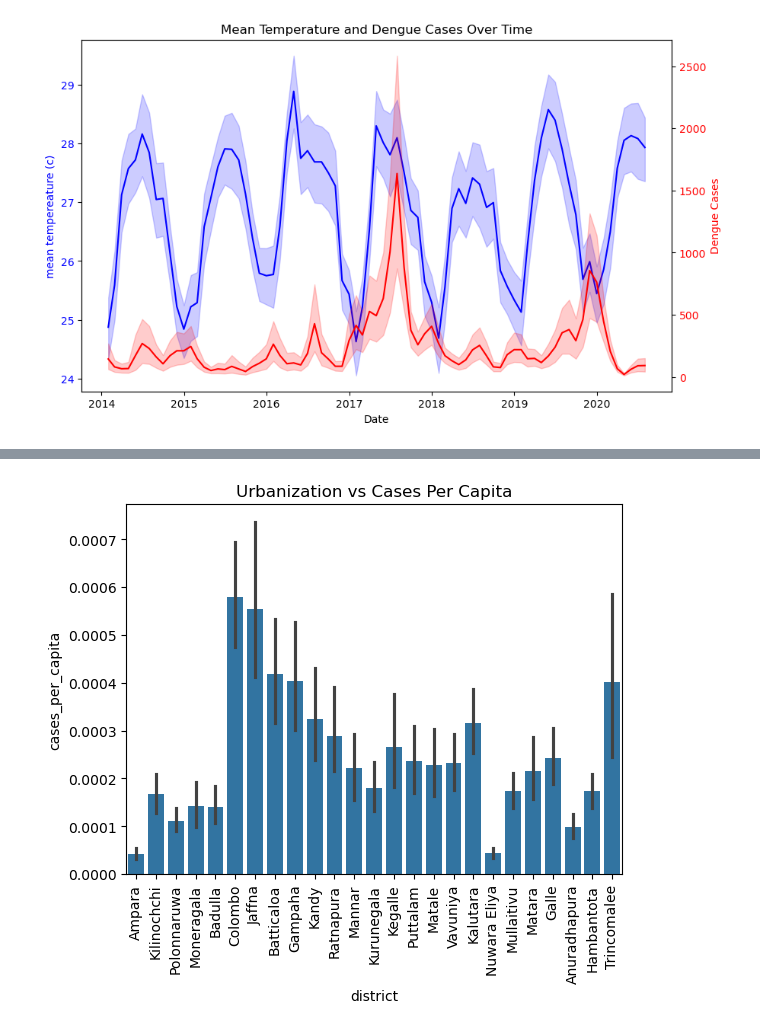
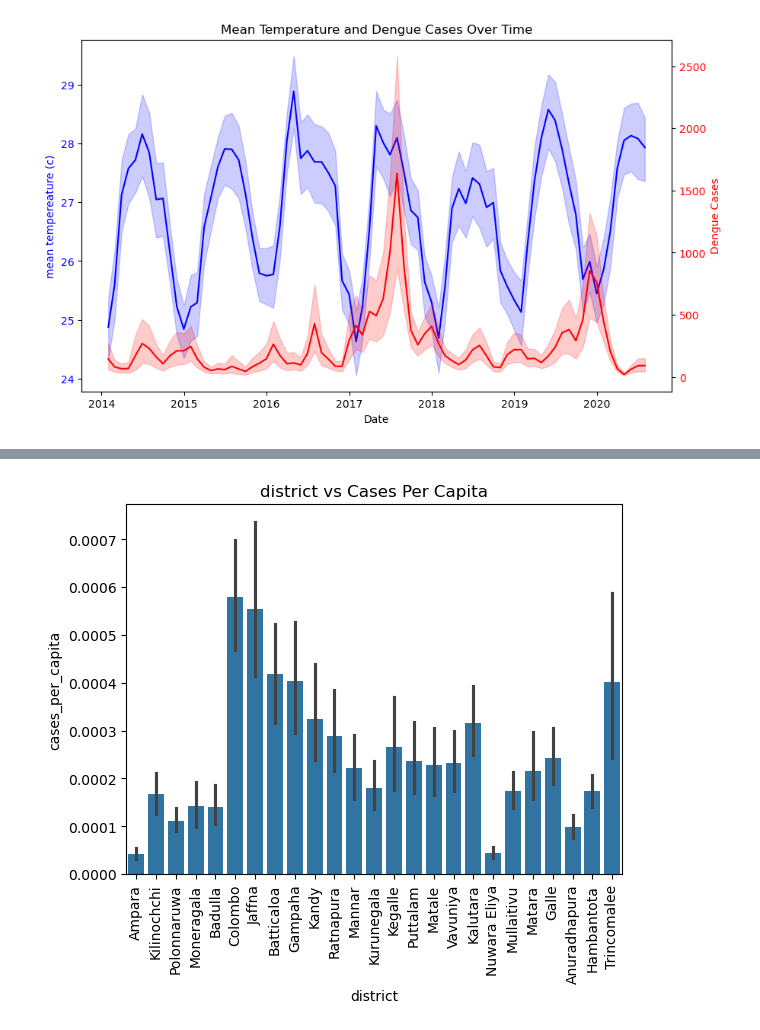
Before and after one commit to LlakmalGamage/Dengue-Forecasting-Sri-Lanka, a Jupyter notebook: notebooks/data_analysis.ipynb, the cells around one changed output, grey strips where cells are left out. Saved outputs shown, nothing was run; the diff lists cells and outputs as text; code cells hidden in the pictures.

```diff
--- a/notebooks/data_analysis.ipynb
+++ b/notebooks/data_analysis.ipynb
@@ -299,7 +333,7 @@ plt.show()
 # %%
 sns.barplot(x='district', y='cases_per_capita', data=df)
-plt.title('Urbanization vs Cases Per Capita')
+plt.title('district vs Cases Per Capita')
 plt.xticks(rotation=90)
 plt.show()
 # %% [output]
-[figure, old version]
+[figure, new version]
```
Also changed, not shown: parts of 35 cells of this notebook.
